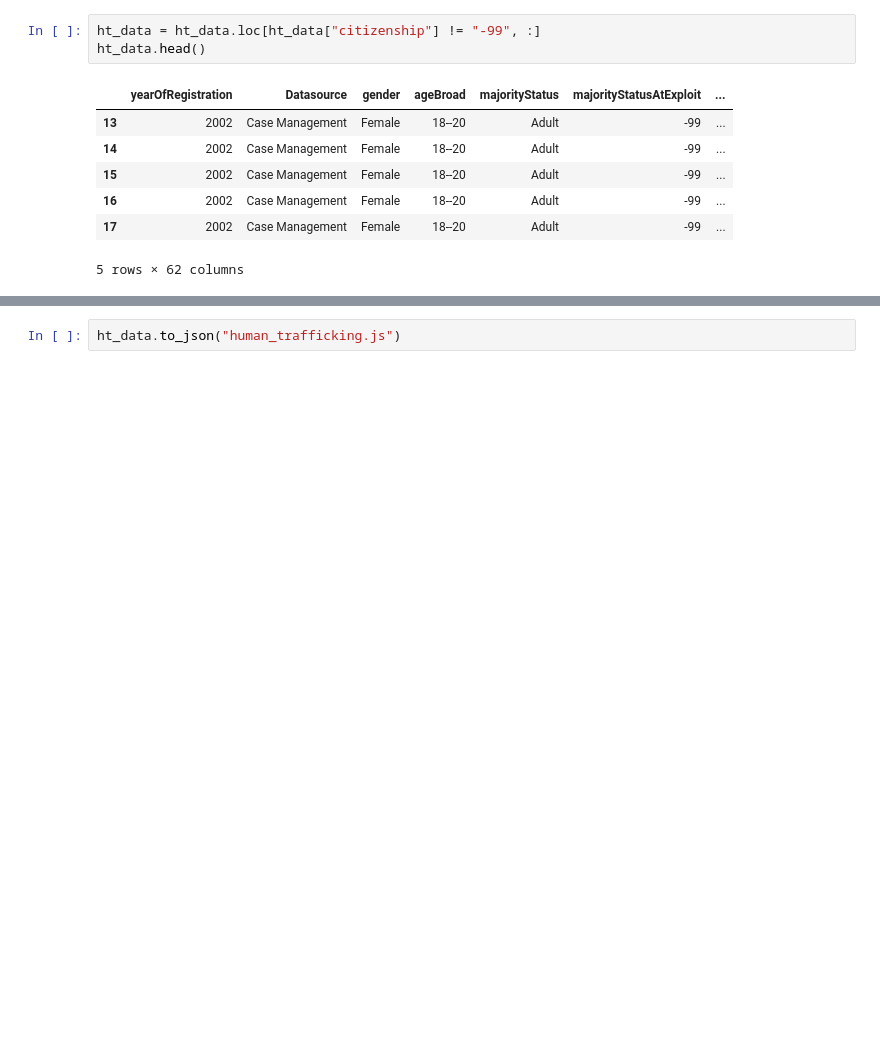
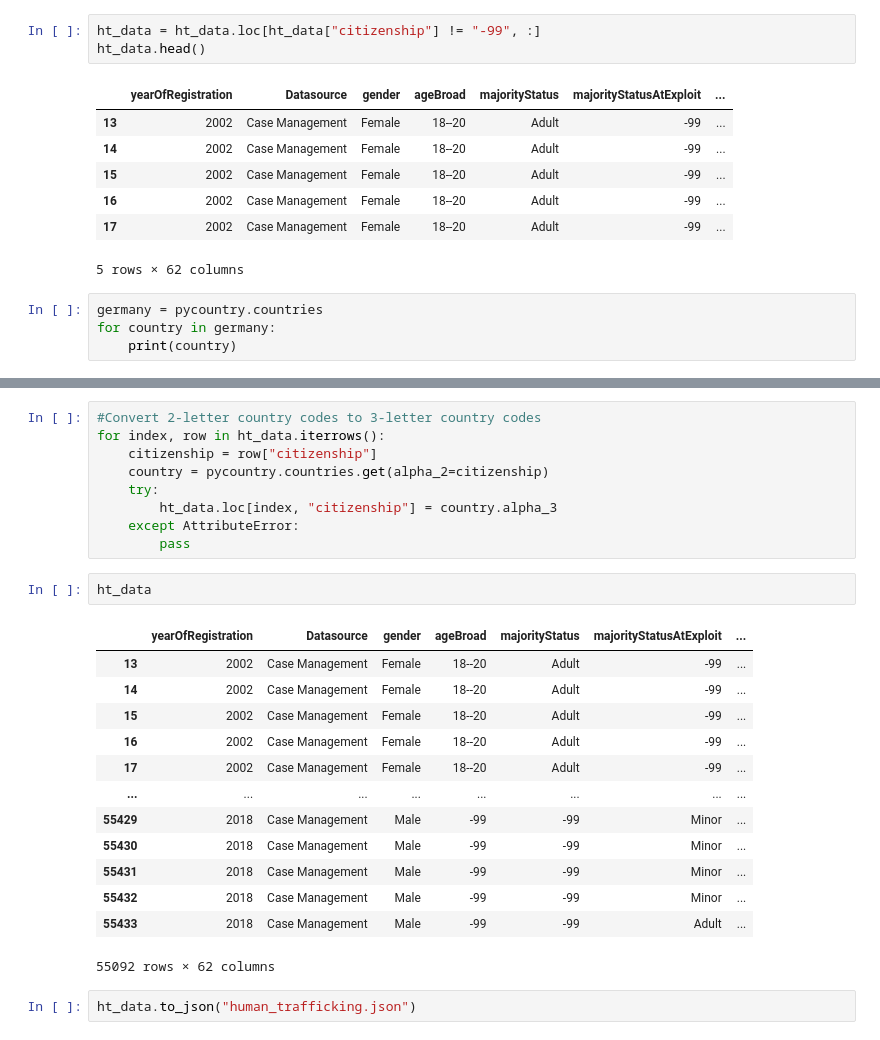
Before and after one commit to remco-mooij/human-trafficking, a Jupyter notebook: Remco.ipynb, the cells around one changed output, grey strips where cells are left out. Drawn from its saved outputs; the diff is of its cells as text; blank space fills up the shorter version.

```diff
--- a/Remco.ipynb
+++ b/Remco.ipynb
@@ -35,3 +36,7 @@ ht_data.head()
 | 16 | 2002 | Case Management | Female | 18--20 | Adult | -99 | ... |
 | 17 | 2002 | Case Management | Female | 18--20 | Adult | -99 | ... |
 5 rows × 62 columns
+# %%
+germany = pycountry.countries
+for country in germany:
+    print(country)
@@ -38,2 +61,27 @@ ht_data.head()
+# %%
+#Convert 2-letter country codes to 3-letter country codes
+for index, row in ht_data.iterrows():
+    citizenship = row["citizenship"]
+    country = pycountry.countries.get(alpha_2=citizenship)
+    try:
+        ht_data.loc[index, "citizenship"] = country.alpha_3
+    except AttributeError:
+        pass
+# %%
+ht_data
+# %% [output]
+|  | yearOfRegistration | Datasource | gender | ageBroad | majorityStatus | majorityStatusAtExploit | ... |
+| 13 | 2002 | Case Management | Female | 18--20 | Adult | -99 | ... |
+| 14 | 2002 | Case Management | Female | 18--20 | Adult | -99 | ... |
+| 15 | 2002 | Case Management | Female | 18--20 | Adult | -99 | ... |
+| 16 | 2002 | Case Management | Female | 18--20 | Adult | -99 | ... |
+| 17 | 2002 | Case Management | Female | 18--20 | Adult | -99 | ... |
+| ... | ... | ... | ... | ... | ... | ... | ... |
+| 55429 | 2018 | Case Management | Male | -99 | -99 | Minor | ... |
+| 55430 | 2018 | Case Management | Male | -99 | -99 | Minor | ... |
+| 55431 | 2018 | Case Management | Male | -99 | -99 | Minor | ... |
+| 55432 | 2018 | Case Management | Male | -99 | -99 | Minor | ... |
+| 55433 | 2018 | Case Management | Male | -99 | -99 | Adult | ... |
+55092 rows × 62 columns
 # %%
-ht_data.to_json("human_trafficking.js")
+ht_data.to_json("human_trafficking.json")
```
Also changed, not shown: parts of 2 cells of this notebook, 7 other files.
